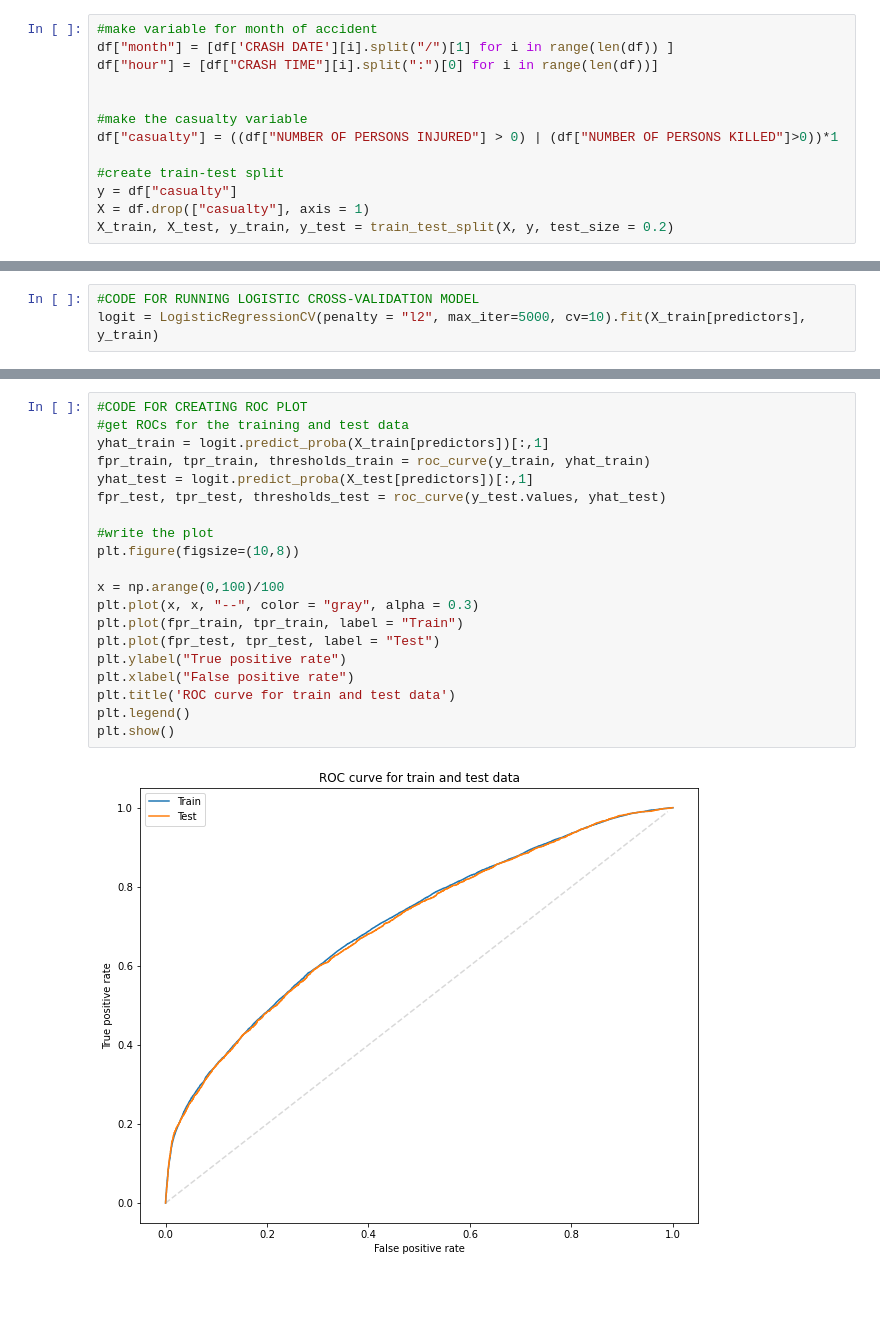
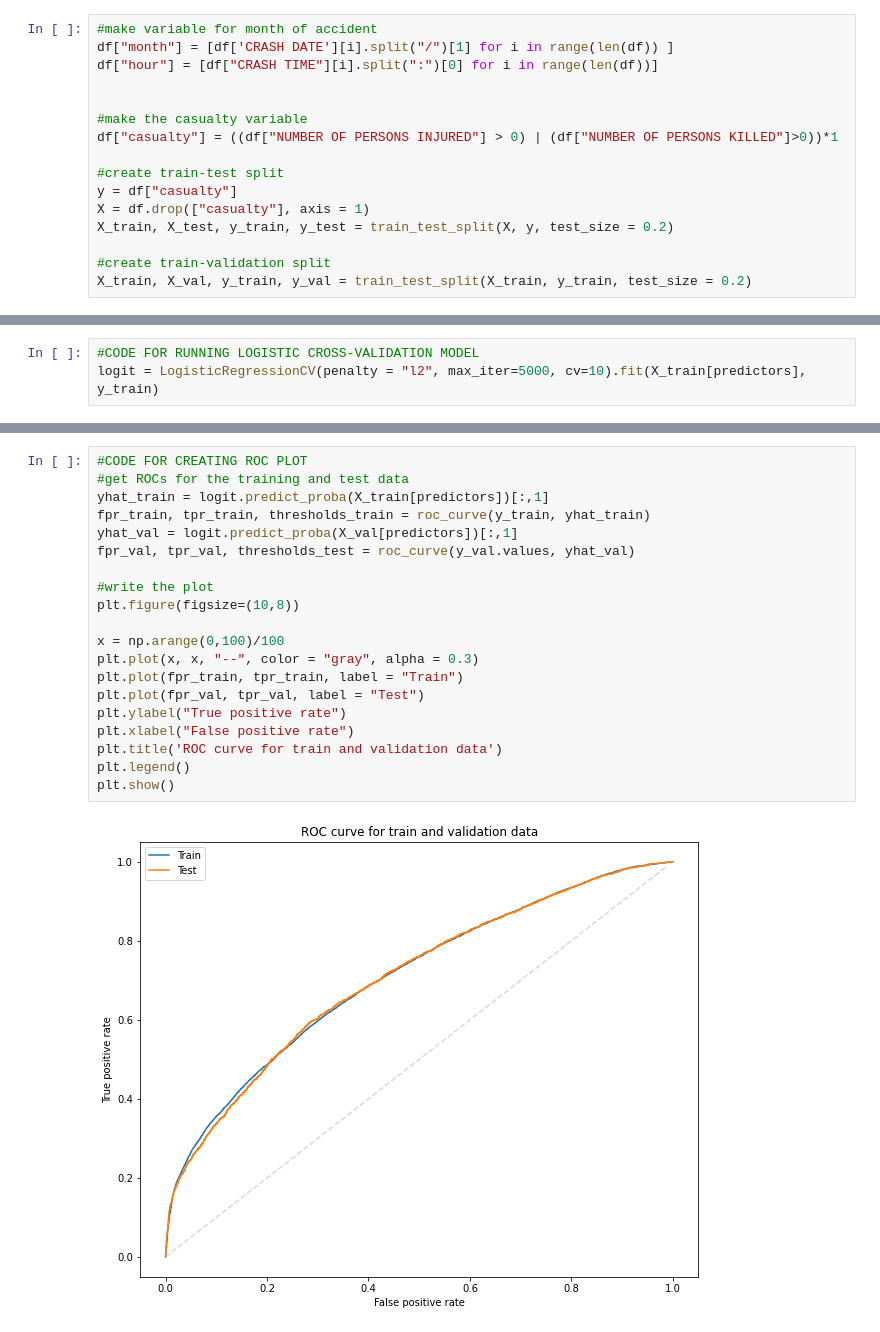
Before and after one commit to dapontesmith/cs109a_project, a Jupyter notebook: main_script.ipynb, the cells around one changed output, grey strips where cells are left out. Cells and saved outputs as stored; diff of their text form; blank space fills up the shorter version.

```diff
--- a/main_script.ipynb
+++ b/main_script.ipynb
@@ -89,6 +92,9 @@ df["casualty"] = ((df["NUMBER OF PERSONS INJURED"] > 0) | (df["NUMBER OF PERSONS
 y = df["casualty"]
 X = df.drop(["casualty"], axis = 1)
 X_train, X_test, y_train, y_test = train_test_split(X, y, test_size = 0.2)
+
+#create train-validation split
+X_train, X_val, y_train, y_val = train_test_split(X_train, y_train, test_size = 0.2)
 # %%
 #baseline model - how many of our training set are not injured?
 baseline = 1-(y_train.sum()/len(y_train))
@@ -227,22 +214,22 @@ Accuracy score in test =  0.763
 # %%
 #CODE FOR CREATING ROC PLOT
 #get ROCs for the training and test data
 yhat_train = logit.predict_proba(X_train[predictors])[:,1]
 fpr_train, tpr_train, thresholds_train = roc_curve(y_train, yhat_train)
-yhat_test = logit.predict_proba(X_test[predictors])[:,1]
-fpr_test, tpr_test, thresholds_test = roc_curve(y_test.values, yhat_test)
+yhat_val = logit.predict_proba(X_val[predictors])[:,1]
+fpr_val, tpr_val, thresholds_test = roc_curve(y_val.values, yhat_val)
 
 #write the plot
 plt.figure(figsize=(10,8))
 
 x = np.arange(0,100)/100
 plt.plot(x, x, "--", color = "gray", alpha = 0.3)
 plt.plot(fpr_train, tpr_train, label = "Train")
-plt.plot(fpr_test, tpr_test, label = "Test")
+plt.plot(fpr_val, tpr_val, label = "Test")
 plt.ylabel("True positive rate")
 plt.xlabel("False positive rate")
-plt.title('ROC curve for train and test data')
+plt.title('ROC curve for train and validation data')
 plt.legend()
 plt.show()
 # %% [output]
-[figure, old version]
+[figure, new version]
```
Also changed, not shown: parts of 9 cells of this notebook.
